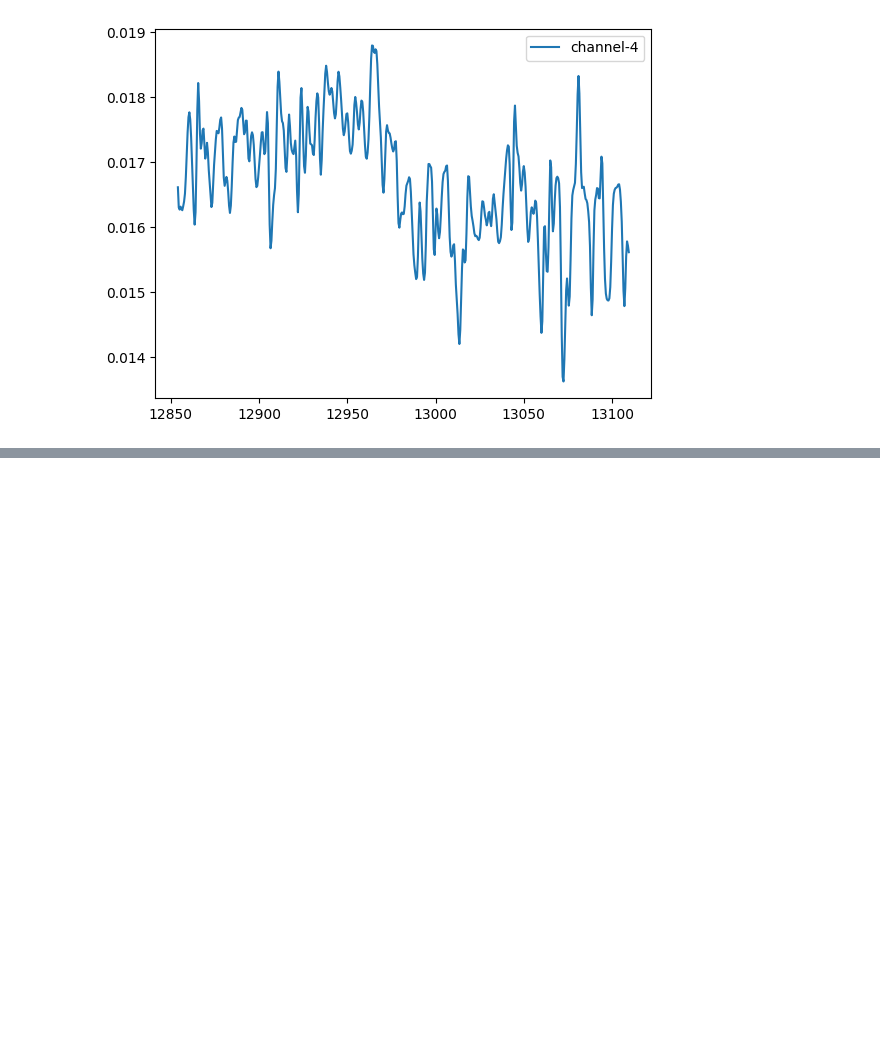
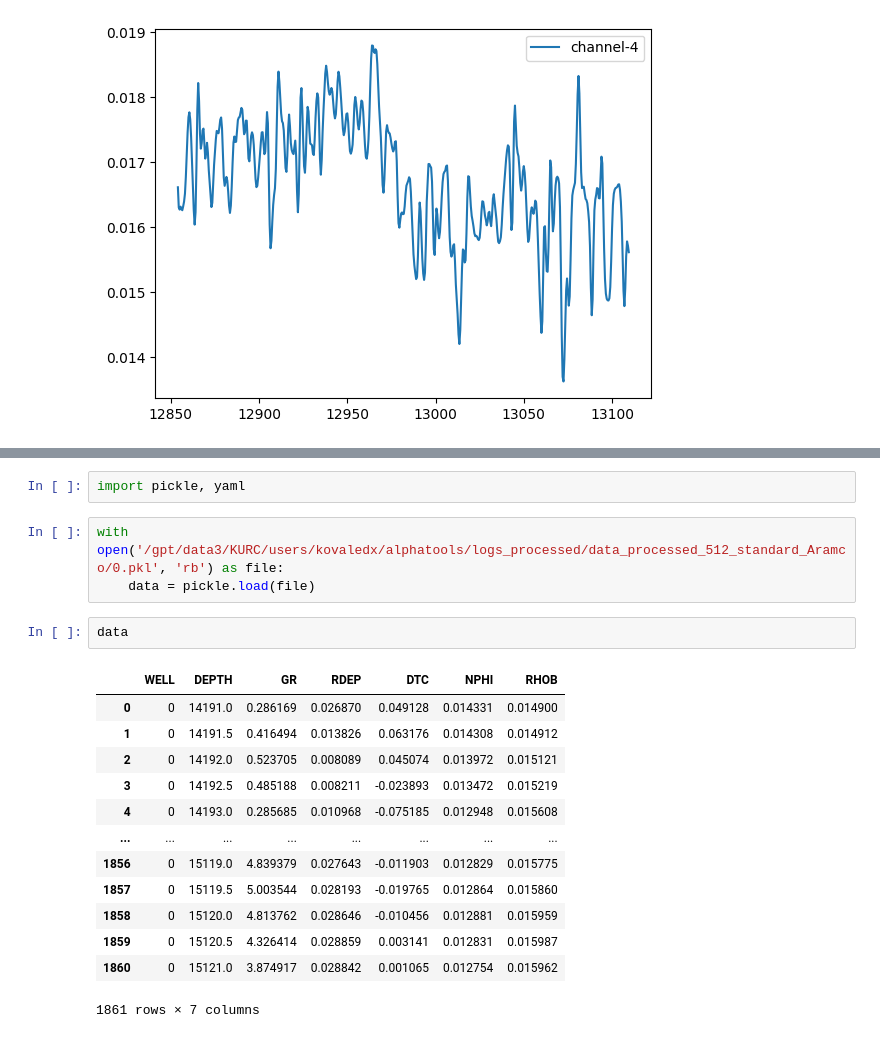
Before and after one commit to makamoa/timefound, a Jupyter notebook: notebooks/test.ipynb, the cells around one changed output, grey strips where cells are left out. Cells and saved outputs as stored; diff of their text form; blank space fills up the shorter version.

```diff
--- a/notebooks/test.ipynb
+++ b/notebooks/test.ipynb
@@ -53,0 +83,21 @@ for i in range(n_channels):
+# %%
+import pickle, yaml
+# %%
+with open('/gpt/data3/KURC/users/kovaledx/alphatools/logs_processed/data_processed_512_standard_Aramco/0.pkl', 'rb') as file:
+    data = pickle.load(file)
+# %%
+data
+# %% [output]
+|  | WELL | DEPTH | GR | RDEP | DTC | NPHI | RHOB |
+| 0 | 0 | 14191.0 | 0.286169 | 0.026870 | 0.049128 | 0.014331 | 0.014900 |
+| 1 | 0 | 14191.5 | 0.416494 | 0.013826 | 0.063176 | 0.014308 | 0.014912 |
+| 2 | 0 | 14192.0 | 0.523705 | 0.008089 | 0.045074 | 0.013972 | 0.015121 |
+| 3 | 0 | 14192.5 | 0.485188 | 0.008211 | -0.023893 | 0.013472 | 0.015219 |
+| 4 | 0 | 14193.0 | 0.285685 | 0.010968 | -0.075185 | 0.012948 | 0.015608 |
+| ... | ... | ... | ... | ... | ... | ... | ... |
+| 1856 | 0 | 15119.0 | 4.839379 | 0.027643 | -0.011903 | 0.012829 | 0.015775 |
+| 1857 | 0 | 15119.5 | 5.003544 | 0.028193 | -0.019765 | 0.012864 | 0.015860 |
+| 1858 | 0 | 15120.0 | 4.813762 | 0.028646 | -0.010456 | 0.012881 | 0.015959 |
+| 1859 | 0 | 15120.5 | 4.326414 | 0.028859 | 0.003141 | 0.012831 | 0.015987 |
+| 1860 | 0 | 15121.0 | 3.874917 | 0.028842 | 0.001065 | 0.012754 | 0.015962 |
+1861 rows × 7 columns
```
Also changed, not shown: parts of 1 cell of this notebook, 26 other files.
